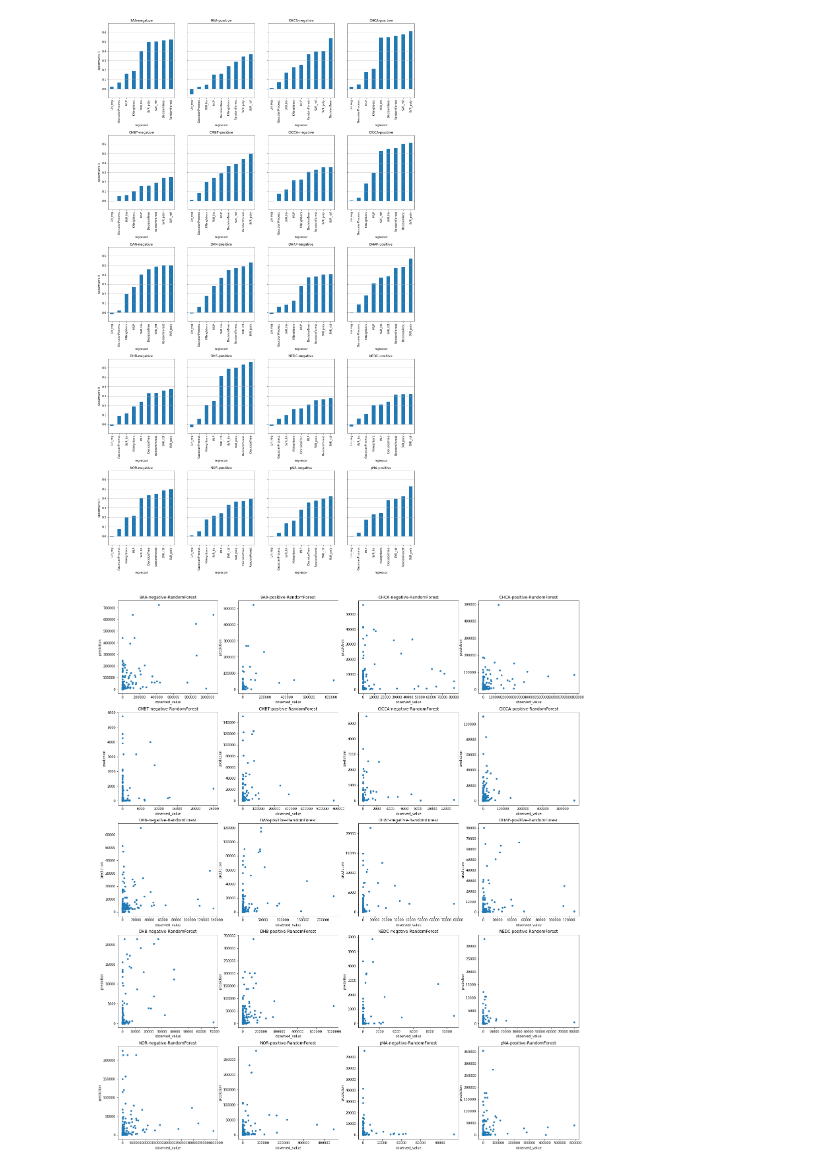
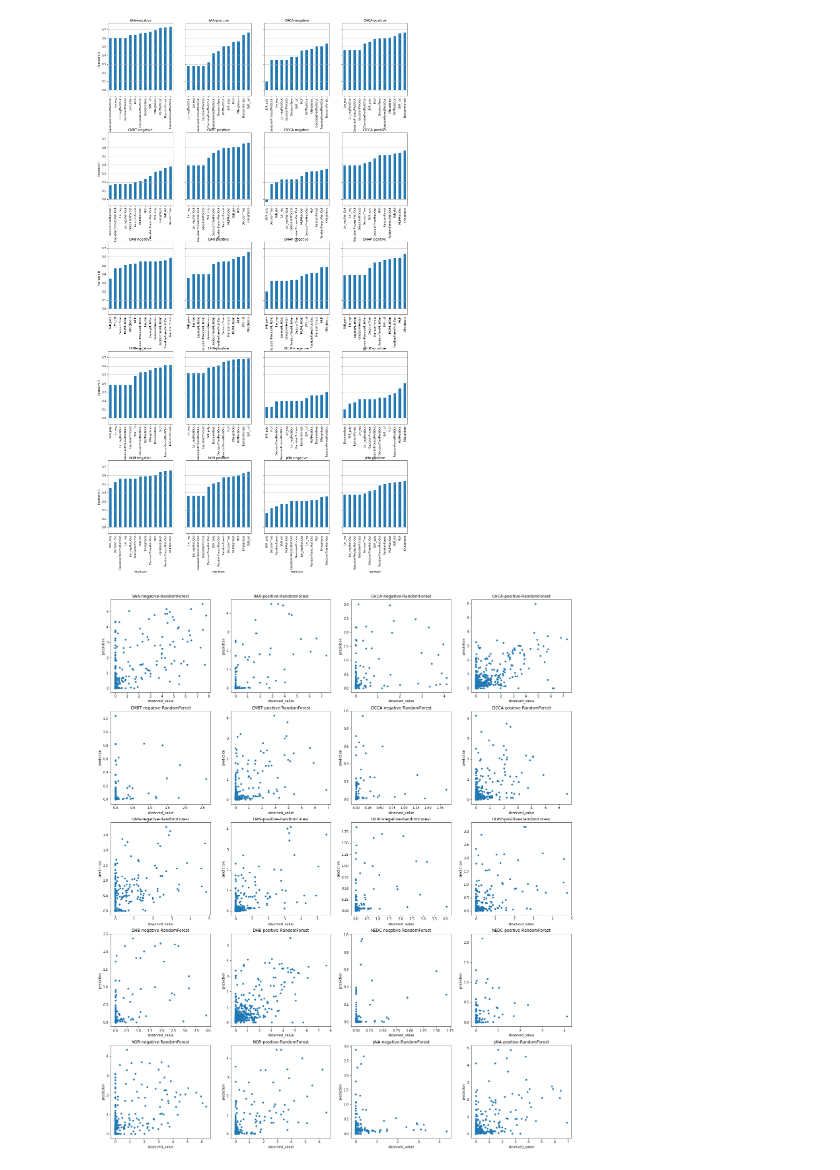
Before and after one commit to alexandrovteam/predicting-APMALDI-response, a Jupyter notebook: notebooks/evaluation2.ipynb, the cells around one changed output. Cells and saved outputs as stored; diff of their text form; code cells hidden in the pictures.

```diff
--- a/notebooks/evaluation2.ipynb
+++ b/notebooks/evaluation2.ipynb
@@ -21,0 +7,10 @@ regression_results
+# %%
+#regression_results = pd.read_csv( "../results/regr_results_fingerprints_plus_feat.csv", index_col = 0)
+#regression_results = pd.read_csv( "../results/multioutput/regression/regr_results_all_feat.csv", index_col = 0)
+#regression_results = pd.read_csv( "../results/multioutput/regression/regr_results_fingerprints.csv", index_col = 0)
+#regression_results = pd.read_csv( "../results/multioutput/regression/regr_results_mol_feat.csv", index_col = 0)
+
+regression_results = pd.read_csv( "../results/multioutput/regression/regr_results_single_mol_feat.csv", index_col = 0)
+#regression_results = regression_results.drop(columns = ['matrix', 'polarity']).rename(columns={'Matrix short': 'matrix',
+#                                                                                              'Polarity': 'polarity'})
+regression_results
@@ -65,23 +74,24 @@ best_spear
 # %%
 fig, axes = plt.subplots(ncols=4,nrows=5, sharey=True, figsize= (20, 35))
 ax_list = axes.flat
 
-metric = "Spearman's R"
+#metric = "Spearman's R"
+metric = "Pearson's R"
 #metric = "RMSE"
 
 i = 0
 for (matrix, polarity), rows in regression_metrics.groupby(['matrix', 'polarity']):
     rows = rows.set_index('regressor', drop = True).sort_values( by = metric)
     rows[metric].plot.bar(ax = ax_list[i], title=f"{matrix}-{polarity}")
     ax_list[i].set_ylabel(metric)
     ax_list[i].grid(axis='y')
     i+=1
 
 plt.subplots_adjust(hspace=0.5)
 
 plt.show()
 # %% [output]
-[figure, old version]
+[figure, new version]
 # %%
 fig, axes = plt.subplots(ncols=4,nrows=5, figsize= (25, 30))
 ax_list = axes.flat
@@ -97,4 +107,4 @@ for (matrix, polarity), rows in regression_results.groupby(['matrix', 'polarity'
 plt.subplots_adjust(hspace=0.2, wspace=0.2)
 plt.show()
 # %% [output]
-[figure, old version]
+[figure, new version]
```
Also changed, not shown: parts of 9 cells of this notebook.
